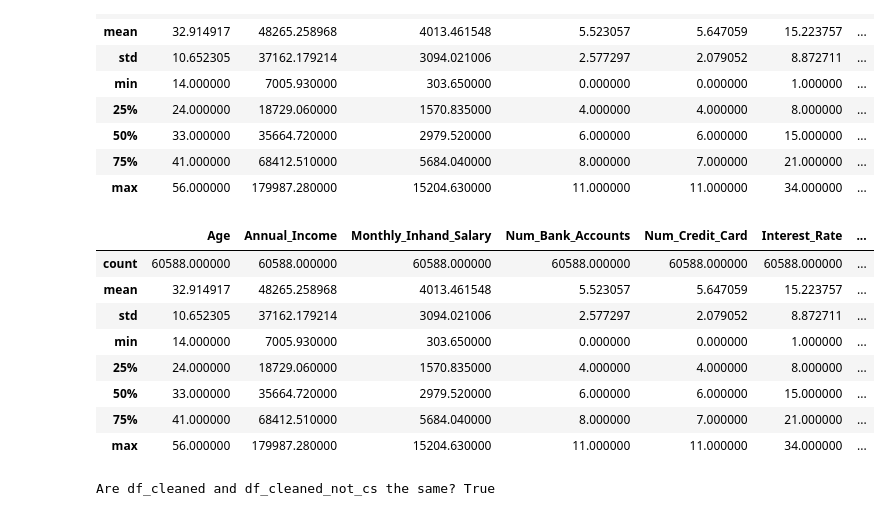
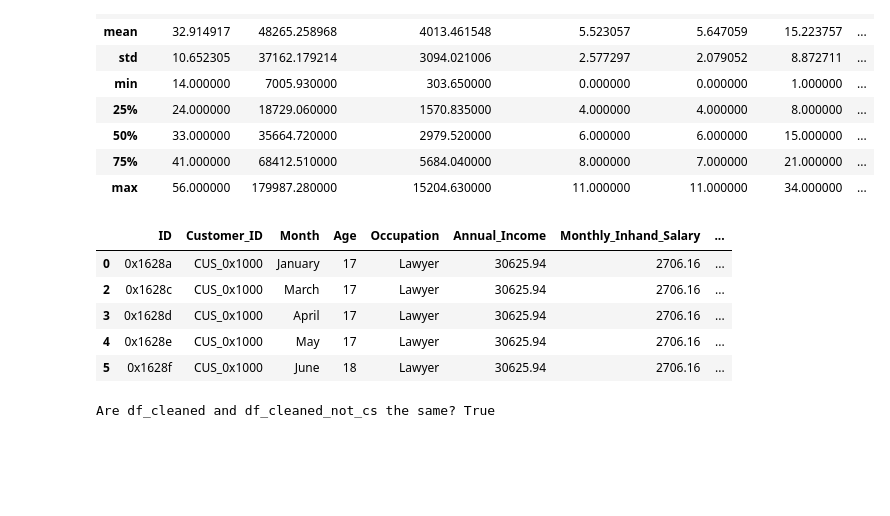
Before and after one commit to TimoWijnen2001/Visualization, a Jupyter notebook: data_cleaning.ipynb, the cells around one changed output. Cells and saved outputs as stored; diff of their text form; code cells hidden in the pictures; blank space fills up the shorter version.

```diff
--- a/data_cleaning.ipynb
+++ b/data_cleaning.ipynb
@@ -291,19 +307,16 @@ df_cleaned_not_cs.describe()
 # %%
 # Remove rows where any value is NaN
 import pandas as pd
 df = pd.read_csv('cleaned_data.csv')
 df_cleaned = df.dropna()
-df_cleaned.describe()
+df_cleaned.head()
 # %% [output]
-|  | Age | Annual_Income | Monthly_Inhand_Salary | Num_Bank_Accounts | Num_Credit_Card | Interest_Rate | ... |
-| count | 60588.000000 | 60588.000000 | 60588.000000 | 60588.000000 | 60588.000000 | 60588.000000 | ... |
-| mean | 32.914917 | 48265.258968 | 4013.461548 | 5.523057 | 5.647059 | 15.223757 | ... |
-| std | 10.652305 | 37162.179214 | 3094.021006 | 2.577297 | 2.079052 | 8.872711 | ... |
-| min | 14.000000 | 7005.930000 | 303.650000 | 0.000000 | 0.000000 | 1.000000 | ... |
-| 25% | 24.000000 | 18729.060000 | 1570.835000 | 4.000000 | 4.000000 | 8.000000 | ... |
-| 50% | 33.000000 | 35664.720000 | 2979.520000 | 6.000000 | 6.000000 | 15.000000 | ... |
-| 75% | 41.000000 | 68412.510000 | 5684.040000 | 8.000000 | 7.000000 | 21.000000 | ... |
-| max | 56.000000 | 179987.280000 | 15204.630000 | 11.000000 | 11.000000 | 34.000000 | ... |
+|  | ID | Customer_ID | Month | Age | Occupation | Annual_Income | Monthly_Inhand_Salary | ... |
+| 0 | 0x1628a | CUS_0x1000 | January | 17 | Lawyer | 30625.94 | 2706.16 | ... |
+| 2 | 0x1628c | CUS_0x1000 | March | 17 | Lawyer | 30625.94 | 2706.16 | ... |
+| 3 | 0x1628d | CUS_0x1000 | April | 17 | Lawyer | 30625.94 | 2706.16 | ... |
+| 4 | 0x1628e | CUS_0x1000 | May | 17 | Lawyer | 30625.94 | 2706.16 | ... |
+| 5 | 0x1628f | CUS_0x1000 | June | 18 | Lawyer | 30625.94 | 2706.16 | ... |
 # %%
 # Check if both DataFrames are the same
 same_shape = df_cleaned.shape == df_cleaned_not_cs.shape
```
Also changed, not shown: parts of 3 cells of this notebook, 1 other file.
